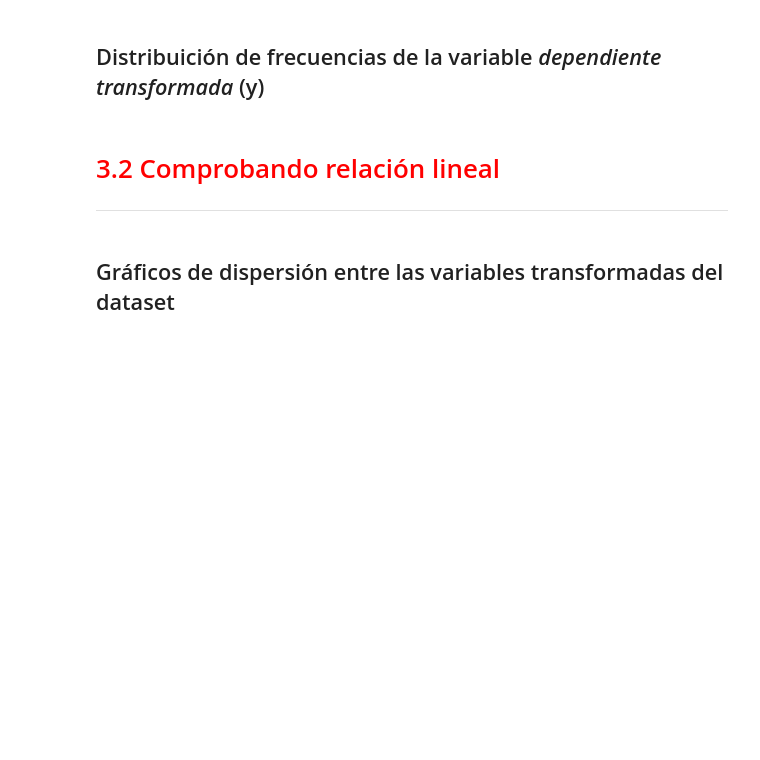
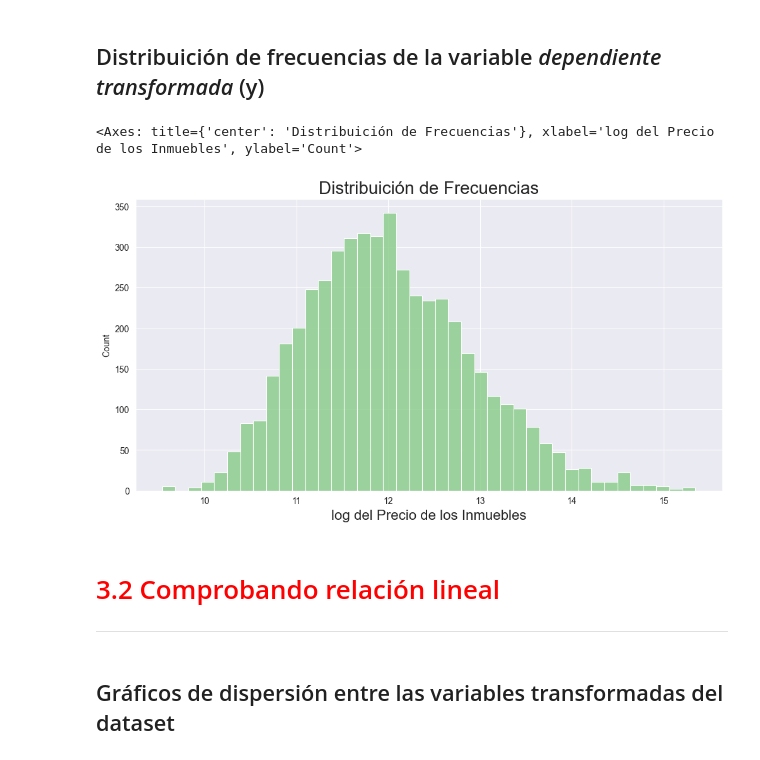
Before and after one commit to OctavioPinoRosas/Alura_Estadisticas_y_MachineLearning, a Jupyter notebook: RegrecionLineal-TecnicasAvanzadasDeModeado/Regresión_Lineal_II.ipynb, the cells around one changed output. Cells and saved outputs as stored; diff of their text form; code cells hidden in the pictures; blank space fills up the shorter version.

```diff
--- a/RegrecionLineal-TecnicasAvanzadasDeModeado/Regresión_Lineal_II.ipynb
+++ b/RegrecionLineal-TecnicasAvanzadasDeModeado/Regresión_Lineal_II.ipynb
@@ -188,0 +197,6 @@ https://docs.scipy.org/doc/numpy-1.15.0/reference/generated/numpy.log.html
+# %%
+datos['log_Valor'] = np.log(datos['Valor'])
+datos['log_Area'] = np.log(datos['Area'])
+# Agregamos 1 a los variables distancia a la playa y framacia, para que no contengan 0
+datos['log_Dist_Playa'] = np.log(datos['Dist_Playa']+1)
+datos['log_Dist_Farmacia'] = np.log(datos['Dist_Farmacia']+1)
@@ -189,11 +212,14 @@ https://docs.scipy.org/doc/numpy-1.15.0/reference/generated/numpy.log.html
 # %% [markdown]
 ## Distribuición de frecuencias de la variable *dependiente transformada* (y)
 # %%
-
+ax=sns.histplot(datos['log_Valor'])
 ax.figure.set_size_inches(12, 6)
 ax.set_title('Distribuición de Frecuencias', fontsize=20)
 ax.set_xlabel('log del Precio de los Inmuebles', fontsize=16)
 ax
+# %% [output]
+<Axes: title={'center': 'Distribuición de Frecuencias'}, xlabel='log del Precio de los Inmuebles', ylabel='Count'>
+[figure, added]
 # %% [markdown]
 # <font color='red' style='font-size: 30px;'>3.2 Comprobando relación lineal</font>
 <hr style='border: 2px solid red;'>
```
Also changed, not shown: parts of 3 cells of this notebook.
